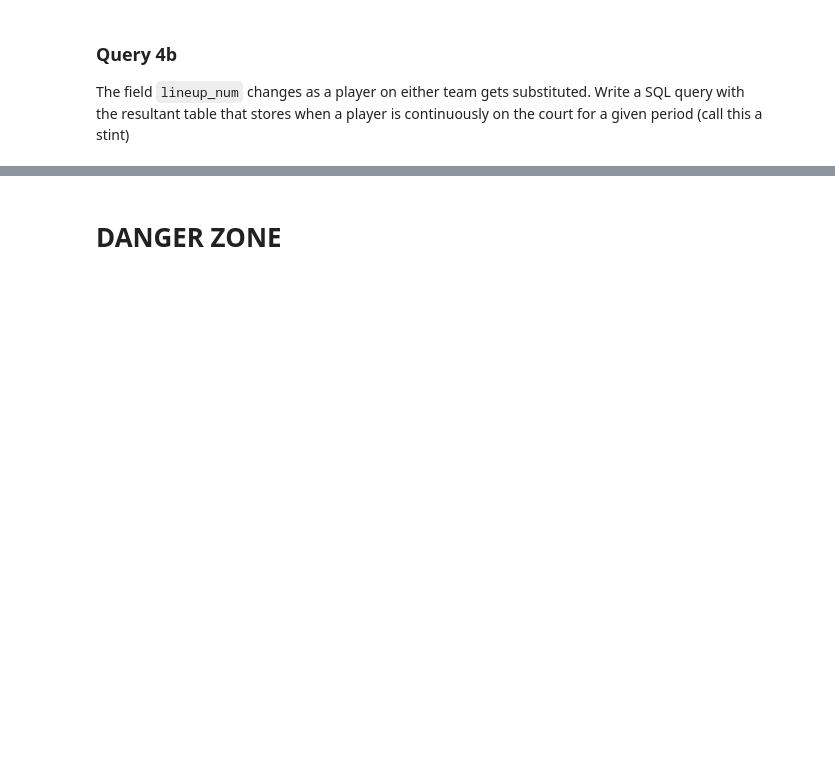
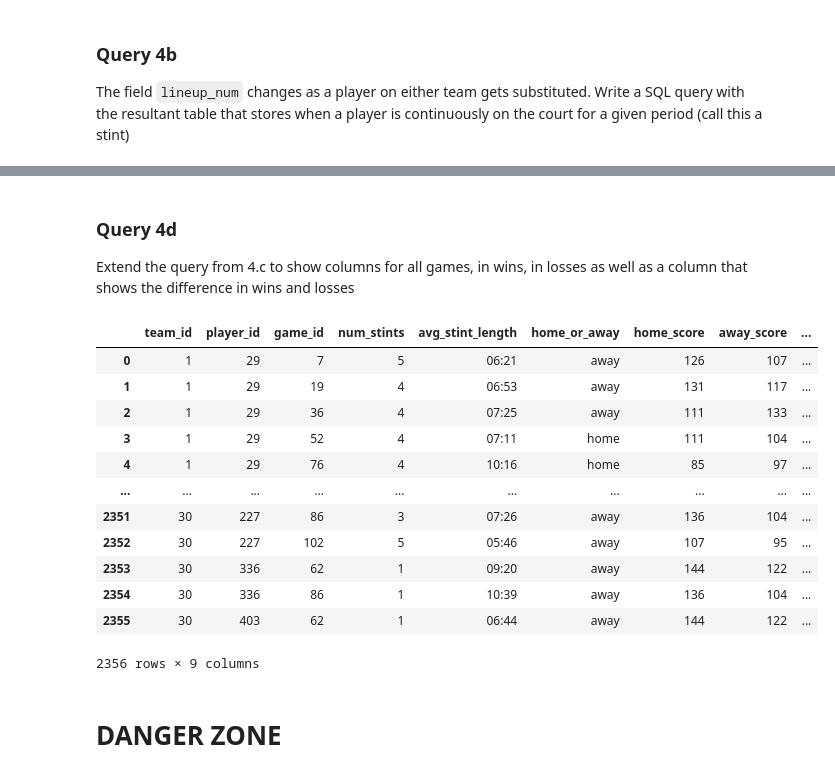
Before and after one commit to alexnakagawa/clippers, a Jupyter notebook: lineups/lineups.ipynb, the cells around one changed output, grey strips where cells are left out. Drawn from its saved outputs; the diff is of its cells as text; code cells hidden in the pictures; blank space fills up the shorter version.

```diff
--- a/lineups/lineups.ipynb
+++ b/lineups/lineups.ipynb
@@ -670,0 +774,8 @@ Function created or replaced
+# %%
+query_4_c = text("""
+SELECT team_id, player_id, game_id,
+       COUNT(stint_number) AS num_stints,
+       TO_CHAR((ROUND(AVG(stint_start_time - stint_end_time)) || ' seconds')::interval , 'MI:SS' ) AS avg_stint_length
+FROM stint_times
+GROUP BY team_id, player_id, game_id;
+""")
@@ -671,3 +798,46 @@ Function created or replaced
+# %% [markdown]
+### Query 4d
+
+Extend the query from 4.c to show columns for all games, in wins, in losses as well as a column that shows the difference in wins and losses
+# %%
+query_4_d = text("""
+WITH query_4_c AS (
+SELECT team_id, player_id, game_id,
+       COUNT(stint_number) AS num_stints,
+       TO_CHAR((ROUND(AVG(stint_start_time - stint_end_time)) || ' seconds')::interval , 'MI:SS' ) AS avg_stint_length
+FROM stint_times
+GROUP BY team_id, player_id, game_id
+), game_by_winner AS (
+SELECT q.*,
+       CASE WHEN q.team_id = g.home_id THEN 'home' ELSE 'away' END AS home_or_away,
+       g.home_score, g.away_score
+FROM query_4_c q
+    LEFT JOIN game_schedule g ON q.game_id = g.game_id
+)
+SELECT *,
+       CASE WHEN home_or_away = 'home' THEN
+            CASE WHEN home_score > away_score THEN 'win' ELSE 'loss' END
+       ELSE
+            CASE WHEN home_score < away_score THEN 'win' ELSE 'loss' END
+       END AS win_or_loss
+FROM game_by_winner;
+""")
+# %%
+read_query(query_4_d)
+# %% [output]
+|  | team_id | player_id | game_id | num_stints | avg_stint_length | home_or_away | home_score | away_score | ... |
+| 0 | 1 | 29 | 7 | 5 | 06:21 | away | 126 | 107 | ... |
+| 1 | 1 | 29 | 19 | 4 | 06:53 | away | 131 | 117 | ... |
+| 2 | 1 | 29 | 36 | 4 | 07:25 | away | 111 | 133 | ... |
+| 3 | 1 | 29 | 52 | 4 | 07:11 | home | 111 | 104 | ... |
+| 4 | 1 | 29 | 76 | 4 | 10:16 | home | 85 | 97 | ... |
+| ... | ... | ... | ... | ... | ... | ... | ... | ... | ... |
+| 2351 | 30 | 227 | 86 | 3 | 07:26 | away | 136 | 104 | ... |
+| 2352 | 30 | 227 | 102 | 5 | 05:46 | away | 107 | 95 | ... |
+| 2353 | 30 | 336 | 62 | 1 | 09:20 | away | 144 | 122 | ... |
+| 2354 | 30 | 336 | 86 | 1 | 10:39 | away | 136 | 104 | ... |
+| 2355 | 30 | 403 | 62 | 1 | 06:44 | away | 144 | 122 | ... |
+2356 rows × 9 columns
 # %% [markdown]
 # DANGER ZONE
 # %%
```
Also changed, not shown: parts of 5 cells of this notebook.
